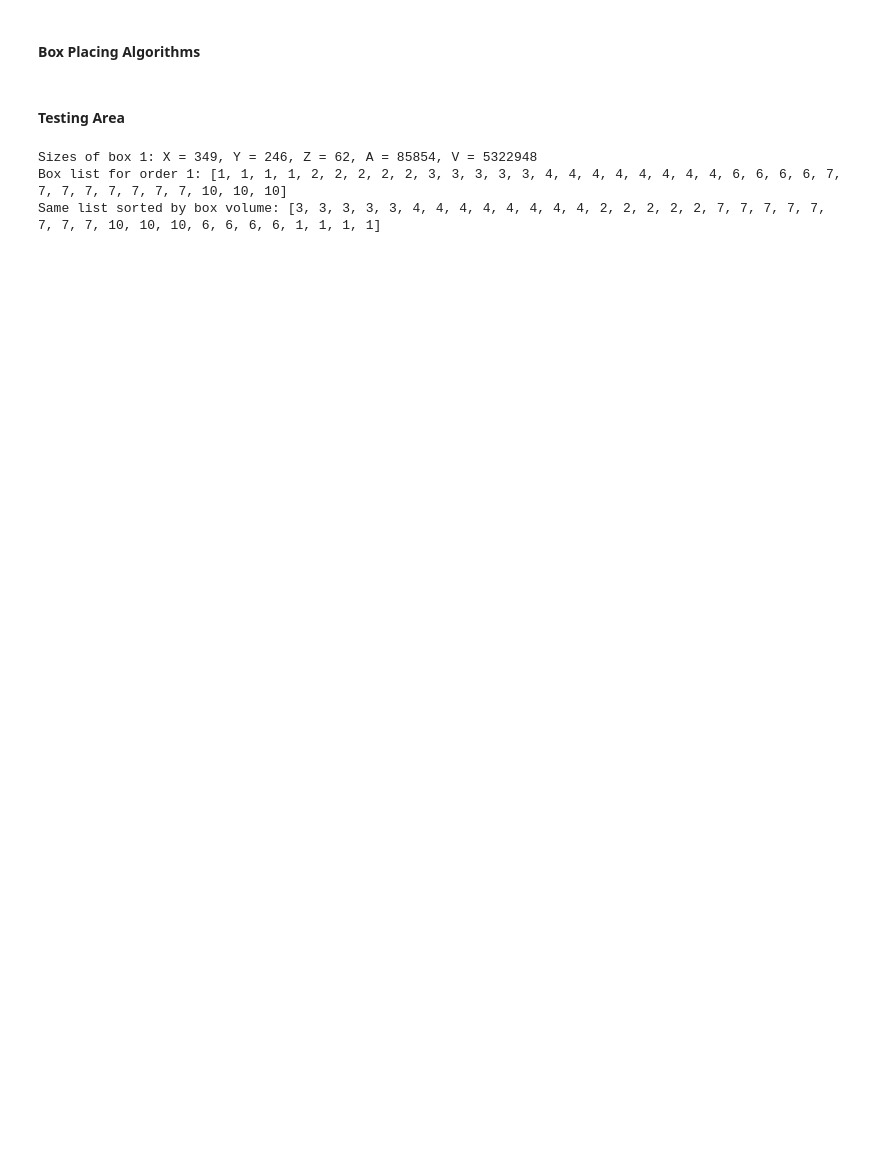
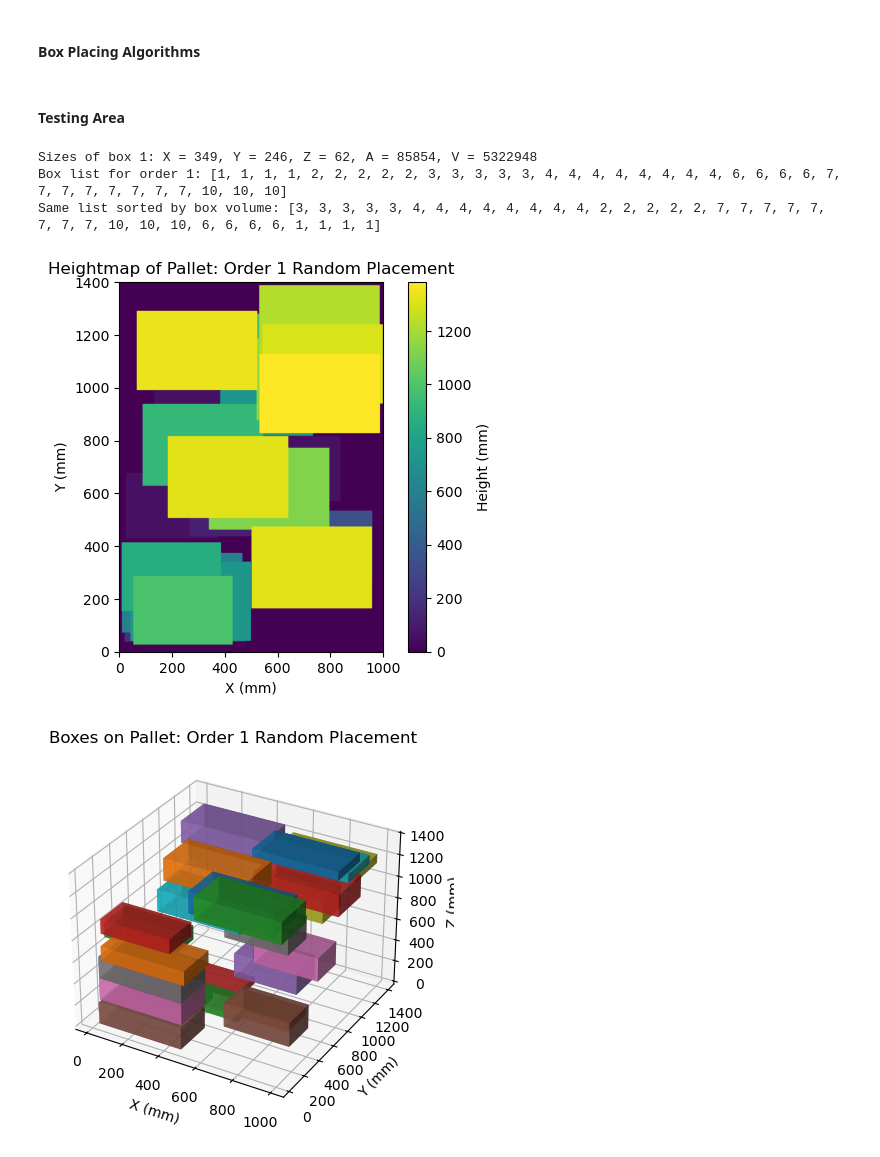
Before and after one commit to xXxCodeSlayerxXx/thesis, a Jupyter notebook: boxoptimizer.ipynb, the cells around one changed output. Drawn from its saved outputs; the diff is of its cells as text; code cells hidden in the pictures; blank space fills up the shorter version.

Commit message:
add random box placing algorithm + some helper functions

```diff
--- a/boxoptimizer.ipynb
+++ b/boxoptimizer.ipynb
@@ -50,6 +50,9 @@ class Pallet:
 
         # Otherwise, return the maximum height in the region
         return np.max(region)
+
+    def count_boxes(self):                                                      # Return the number of boxes currently on the pallet
+        return len(self.boxes)
 
     def get_in_bounds_status(self, x, y, z):                                    # Check if the given (x, y, z) position is within the pallet boundaries
         return (x <= self.size_x) and (y <= self.size_y) and (z <= self.size_z)
@@ -167,7 +171,7 @@ print(sort_order_by_size(box_list))
 # %% [markdown]
 #### Box Placing Algorithms
 # %%
-def place_random_boxes(pallet, num_boxes, box_size_range):         # Place a number of randomly sized boxes on the pallet
+def place_random_boxes(pallet, num_boxes, box_size_range):                      # Place a number of randomly sized boxes on the pallet
     for _ in range(num_boxes):
         # Generate random box dimensions within the specified range
         dx = np.random.randint(box_size_range[0], box_size_range[1])
@@ -180,24 +184,50 @@ def place_random_boxes(pallet, num_boxes, box_size_range):         # Place a num
 
         # Attempt to place the box on the pallet
         pallet.place_box((dx, dy, dz), x, y)
+
+def place_order_random(pallet, boxlist, max_attempts):                          # Place boxes from a given box list randomly on the pallet
+    for boxid in boxlist:
+        # Get box dimensions
+        dx, dy, dz, _, _ = get_box_properties_from_id(boxid)
+
+        placed = False
+        attempts = 0
+
+        while not placed and attempts < max_attempts:
+            # Generate random (x, y) position for the box
+            x = np.random.randint(0, pallet.size_x)
+            y = np.random.randint(0, pallet.size_y)
+
+            # Attempt to place the box on the pallet
+            placed = pallet.place_box((dx, dy, dz), x, y)
+            attempts += 1
 # %% [markdown]
 #### Testing Area
 # %%
+# boxid = 1
+# x, y, z, a, v = get_box_properties_from_id(boxid)
+# print(f"Sizes of box {boxid}: X = {x}, Y = {y}, Z = {z}, A = {a}, V = {v}")
+
+# orderid = 1
+# box_list = get_box_list_from_order(orderid)
+# criterion = "volume"
+# print(f"Box list for order {orderid}: {box_list}")
+# print(f"Same list sorted by box {criterion}: {sort_order_by_size(box_list)}")
+
 # first = Pallet()
 # place_boxes_random(first, num_boxes=100, box_size_range=(100, 400))
 # first.visualize_heightmap("Random")
 # first.visualize_boxes("Random")
 
-boxid = 1
-x, y, z, a, v = get_box_properties_from_id(boxid)
-print(f"Sizes of box {boxid}: X = {x}, Y = {y}, Z = {z}, A = {a}, V = {v}")
-
+second = Pallet()
 orderid = 1
 box_list = get_box_list_from_order(orderid)
-criterion = "volume"
-print(f"Box list for order {orderid}: {box_list}")
-print(f"Same list sorted by box {criterion}: {sort_order_by_size(box_list)}")
+place_order_random(second, box_list, max_attempts=100)
+second.visualize_heightmap(f"Order {orderid} Random Placement")
+second.visualize_boxes(f"Order {orderid} Random Placement")
 # %% [output]
 Sizes of box 1: X = 349, Y = 246, Z = 62, A = 85854, V = 5322948
 Box list for order 1: [1, 1, 1, 1, 2, 2, 2, 2, 2, 3, 3, 3, 3, 3, 4, 4, 4, 4, 4, 4, 4, 4, 6, 6, 6, 6, 7, 7, 7, 7, 7, 7, 7, 7, 10, 10, 10]
 Same list sorted by box volume: [3, 3, 3, 3, 3, 4, 4, 4, 4, 4, 4, 4, 4, 2, 2, 2, 2, 2, 7, 7, 7, 7, 7, 7, 7, 7, 10, 10, 10, 6, 6, 6, 6, 1, 1, 1, 1]
+[figure, added]
+[figure, added]
```
Also changed, not shown: parts of 2 cells of this notebook.
